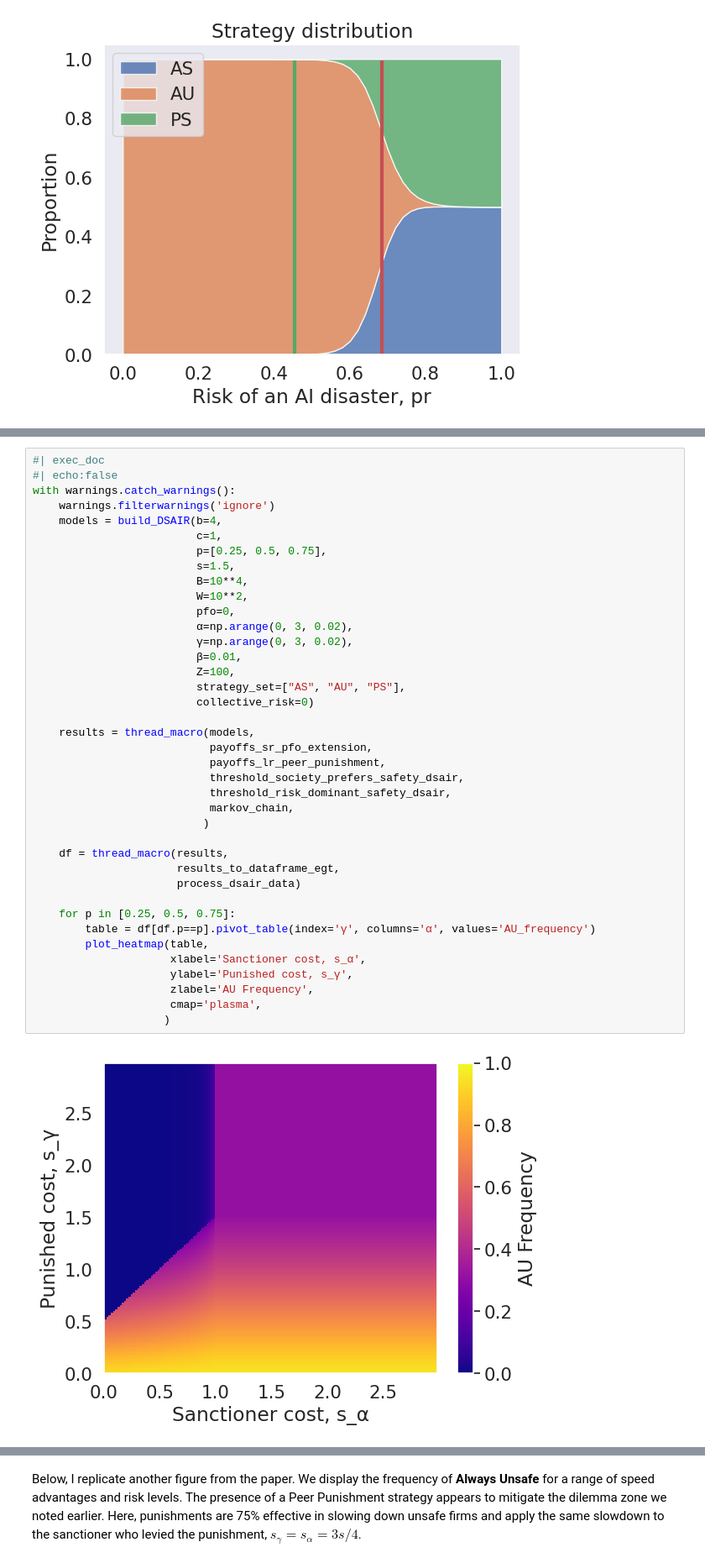
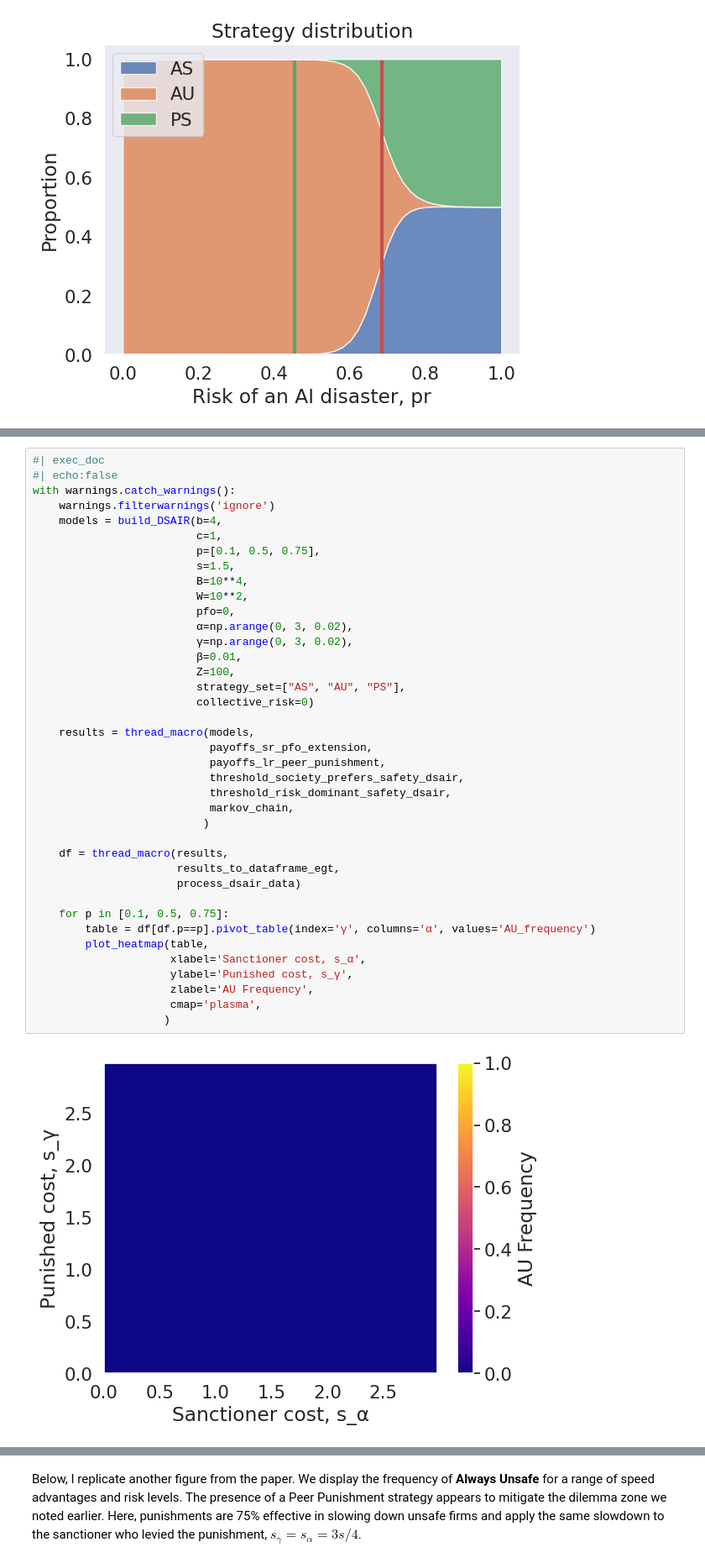
Before and after one commit to PaoloBova/gh-pages-example, a Jupyter notebook: nbs/Analysis/10_analysis_dsair.ipynb, the cells around one changed output, grey strips where cells are left out. Shown at 84% size. Drawn from its saved outputs; the diff is of its cells as text.

```diff
--- a/nbs/Analysis/10_analysis_dsair.ipynb
+++ b/nbs/Analysis/10_analysis_dsair.ipynb
@@ -537,40 +535,40 @@ with warnings.catch_warnings():
     warnings.filterwarnings('ignore')
     models = build_DSAIR(b=4,
                          c=1,
-                         p=[0.25, 0.5, 0.75],
+                         p=[0.1, 0.5, 0.75],
                          s=1.5,
                          B=10**4,
                          W=10**2,
                          pfo=0,
                          α=np.arange(0, 3, 0.02),
                          γ=np.arange(0, 3, 0.02),
                          β=0.01,
                          Z=100,
                          strategy_set=["AS", "AU", "PS"],
                          collective_risk=0)
 
     results = thread_macro(models,
                            payoffs_sr_pfo_extension,
                            payoffs_lr_peer_punishment,
                            threshold_society_prefers_safety_dsair,
                            threshold_risk_dominant_safety_dsair,
                            markov_chain,
                           )
 
     df = thread_macro(results,
                       results_to_dataframe_egt,
                       process_dsair_data)
 
-    for p in [0.25, 0.5, 0.75]:
+    for p in [0.1, 0.5, 0.75]:
         table = df[df.p==p].pivot_table(index='γ', columns='α', values='AU_frequency')
         plot_heatmap(table,
                      xlabel='Sanctioner cost, s_α',
                      ylabel='Punished cost, s_γ',
                      zlabel='AU Frequency',
                      cmap='plasma',
                     )
 # %% [output]
-[figure, old version]
+[figure, new version]
 [figure]
 [figure]
 # %% [markdown]
```
Also changed, not shown: parts of 14 cells of this notebook, 2 other files.
